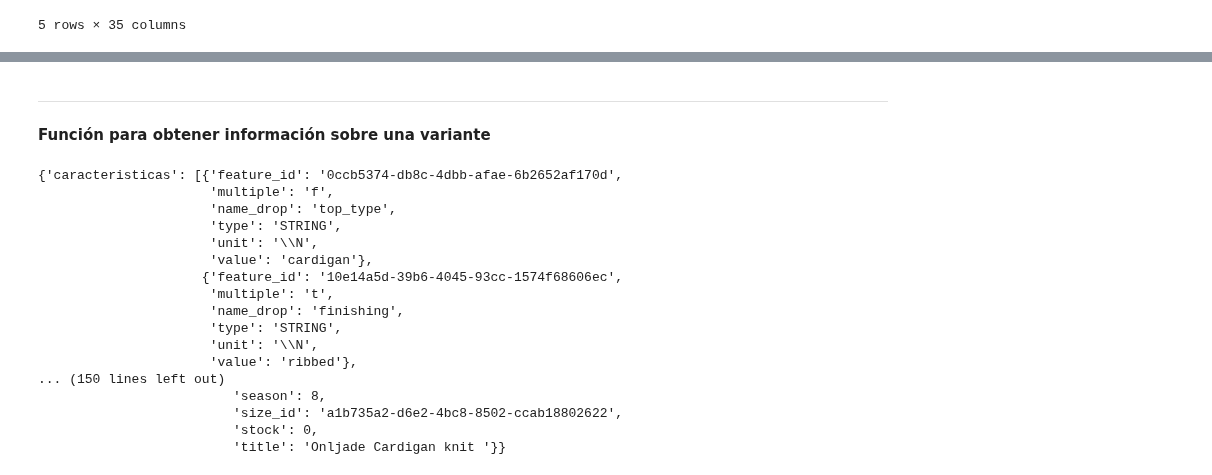
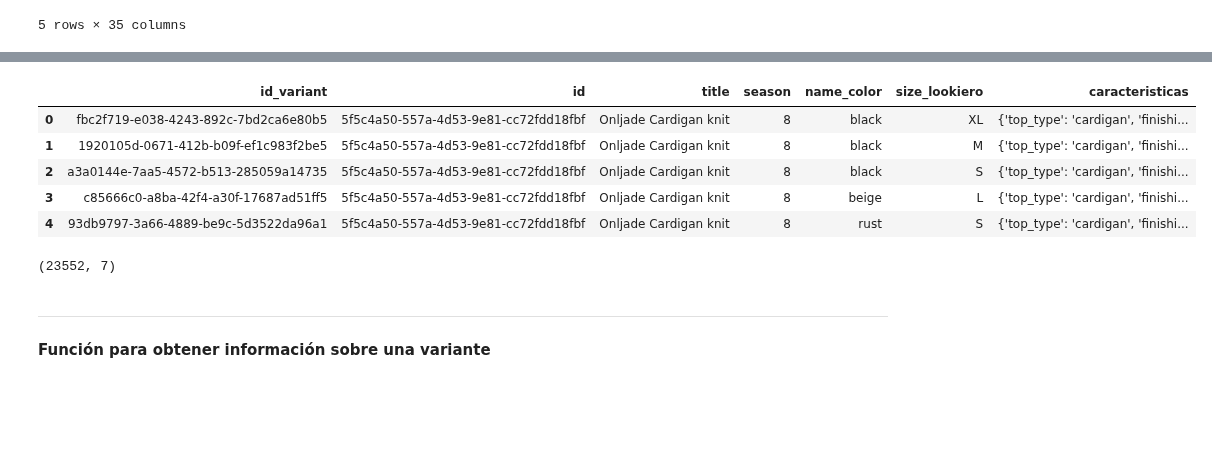
Before and after one commit to xaabizulu/24_25_3_R10_Verde_Oscuro, a Jupyter notebook: 01-Preprocesamiento.ipynb, the cells around one changed output, grey strips where cells are left out. Drawn from its saved outputs; the diff is of its cells as text; code cells hidden in the pictures; blank space fills up the shorter version.

```diff
--- a/01-Preprocesamiento.ipynb
+++ b/01-Preprocesamiento.ipynb
@@ -106,3 +136,20 @@ df_final.head()
+# %%
+# Extraer solo la talla (por ejemplo, "S") de la columna 'lookiero'
+df_resultado['lookiero'] = df_resultado['lookiero'].apply(lambda x: re.search(r'"size":\s*"(.*?)"', x).group(1) if isinstance(x, str) else x)
+df_resultado.rename(columns={'lookiero': 'size_lookiero'}, inplace=True)
+# %%
+df_resultado.head()
+# %% [output]
+|  | id_variant | id | title | season | name_color | size_lookiero | caracteristicas |
+| 0 | fbc2f719-e038-4243-892c-7bd2ca6e80b5 | 5f5c4a50-557a-4d53-9e81-cc72fdd18fbf | Onljade Cardigan knit | 8 | black | XL | {'top_type': 'cardigan', 'finishi... |
+| 1 | 1920105d-0671-412b-b09f-ef1c983f2be5 | 5f5c4a50-557a-4d53-9e81-cc72fdd18fbf | Onljade Cardigan knit | 8 | black | M | {'top_type': 'cardigan', 'finishi... |
+| 2 | a3a0144e-7aa5-4572-b513-285059a14735 | 5f5c4a50-557a-4d53-9e81-cc72fdd18fbf | Onljade Cardigan knit | 8 | black | S | {'top_type': 'cardigan', 'finishi... |
+| 3 | c85666c0-a8ba-42f4-a30f-17687ad51ff5 | 5f5c4a50-557a-4d53-9e81-cc72fdd18fbf | Onljade Cardigan knit | 8 | beige | L | {'top_type': 'cardigan', 'finishi... |
+| 4 | 93db9797-3a66-4889-be9c-5d3522da96a1 | 5f5c4a50-557a-4d53-9e81-cc72fdd18fbf | Onljade Cardigan knit | 8 | rust | S | {'top_type': 'cardigan', 'finishi... |
+# %%
+df_resultado.shape
+# %% [output]
+(23552, 7)
 # %% [markdown]
 ___
 **Función para obtener información sobre una variante**
@@ -148,22 +155,0 @@ def obtener_informacion_variante(df, id_variant):
-# %%
-id_variant = "fbc2f719-e038-4243-892c-7bd2ca6e80b5"
-resultado = obtener_informacion_variante(df_final, id_variant)
-pprint.pprint(resultado)
-# %% [output]
-{'caracteristicas': [{'feature_id': '0ccb5374-db8c-4dbb-afae-6b2652af170d',
-                      'multiple': 'f',
-                      'name_drop': 'top_type',
-                      'type': 'STRING',
-                      'unit': '\\N',
-                      'value': 'cardigan'},
-                     {'feature_id': '10e14a5d-39b6-4045-93cc-1574f68606ec',
-                      'multiple': 't',
-                      'name_drop': 'finishing',
-                      'type': 'STRING',
-                      'unit': '\\N',
-                      'value': 'ribbed'},
-... (150 lines left out)
-                         'season': 8,
-                         'size_id': 'a1b735a2-d6e2-4bc8-8502-ccab18802622',
-                         'stock': 0,
-                         'title': 'Onljade Cardigan knit '}}
```
Also changed, not shown: parts of 3 cells of this notebook.
